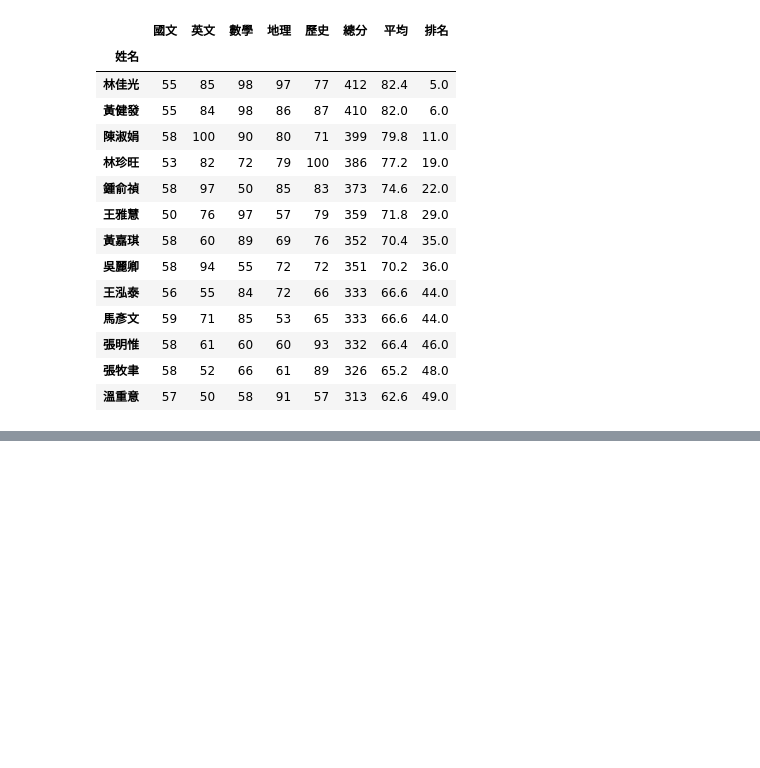
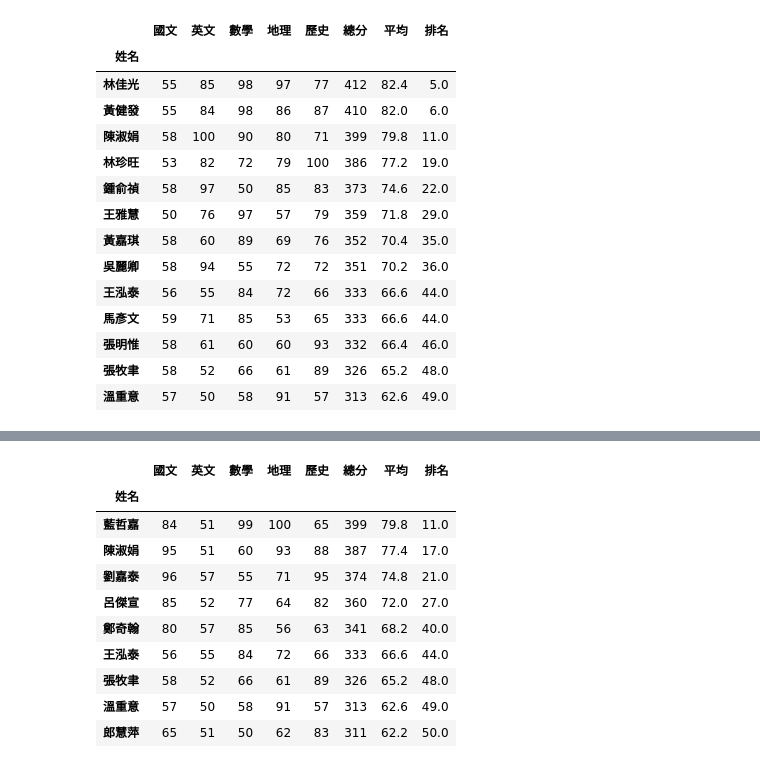
Before and after one commit to jsdhwdmaX09/aaaab, a Jupyter notebook: lesson17_4.ipynb, the cells around one changed output, grey strips where cells are left out. Saved outputs shown, nothing was run; the diff lists cells and outputs as text; code cells hidden in the pictures; blank space fills up the shorter version.

```diff
--- a/lesson17_4.ipynb
+++ b/lesson17_4.ipynb
@@ -87,0 +157,15 @@ dataFrame2[dataFrame2['國文'] < 60]
+# %%
+#國文成績和英文同時不及格的,query()
+dataFrame2.query('國文<60' and '英文<60')
+# %% [output]
+|  | 國文 | 英文 | 數學 | 地理 | 歷史 | 總分 | 平均 | 排名 |
+| 姓名 |  |  |  |  |  |  |  |  |
+| 藍哲嘉 | 84 | 51 | 99 | 100 | 65 | 399 | 79.8 | 11.0 |
+| 陳淑娟 | 95 | 51 | 60 | 93 | 88 | 387 | 77.4 | 17.0 |
+| 劉嘉泰 | 96 | 57 | 55 | 71 | 95 | 374 | 74.8 | 21.0 |
+| 呂傑宣 | 85 | 52 | 77 | 64 | 82 | 360 | 72.0 | 27.0 |
+| 鄭奇翰 | 80 | 57 | 85 | 56 | 63 | 341 | 68.2 | 40.0 |
+| 王泓泰 | 56 | 55 | 84 | 72 | 66 | 333 | 66.6 | 44.0 |
+| 張牧聿 | 58 | 52 | 66 | 61 | 89 | 326 | 65.2 | 48.0 |
+| 溫重意 | 57 | 50 | 58 | 91 | 57 | 313 | 62.6 | 49.0 |
+| 郎慧萍 | 65 | 51 | 50 | 62 | 83 | 311 | 62.2 | 50.0 |
```
Also changed, not shown: parts of 5 cells of this notebook, 1 other file.
